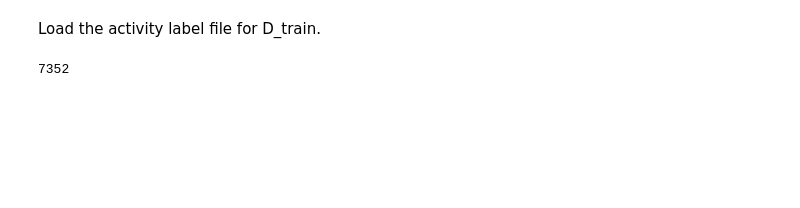
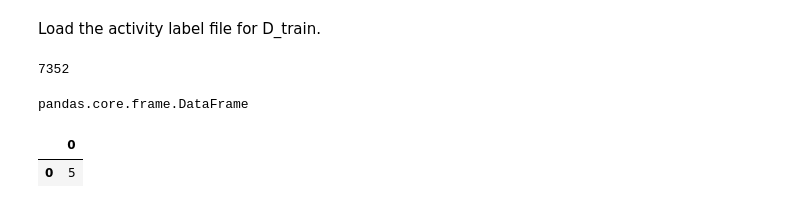
Before and after one commit to AnanyaaPal/bayesian-anomaly-and-fault-detection-in-sensor-data, a Jupyter notebook: notebooks/01_describe data/01_load_data.ipynb, the cells around one changed output. Saved outputs shown, nothing was run; the diff lists cells and outputs as text; code cells hidden in the pictures; blank space fills up the shorter version.

```diff
--- a/notebooks/01_describe data/01_load_data.ipynb
+++ b/notebooks/01_describe data/01_load_data.ipynb
@@ -31,3 +37,12 @@ train_labels = pd.read_csv(dir_train / "y_train.txt", header=None, index_col=Non
 print(len(train_labels))
 # %% [output]
 7352
+# %%
+type(train_labels)
+# %% [output]
+pandas.core.frame.DataFrame
+# %%
+train_labels.head(1)
+# %% [output]
+|  | 0 |
+| 0 | 5 |
```
Also changed, not shown: parts of 4 cells of this notebook.
